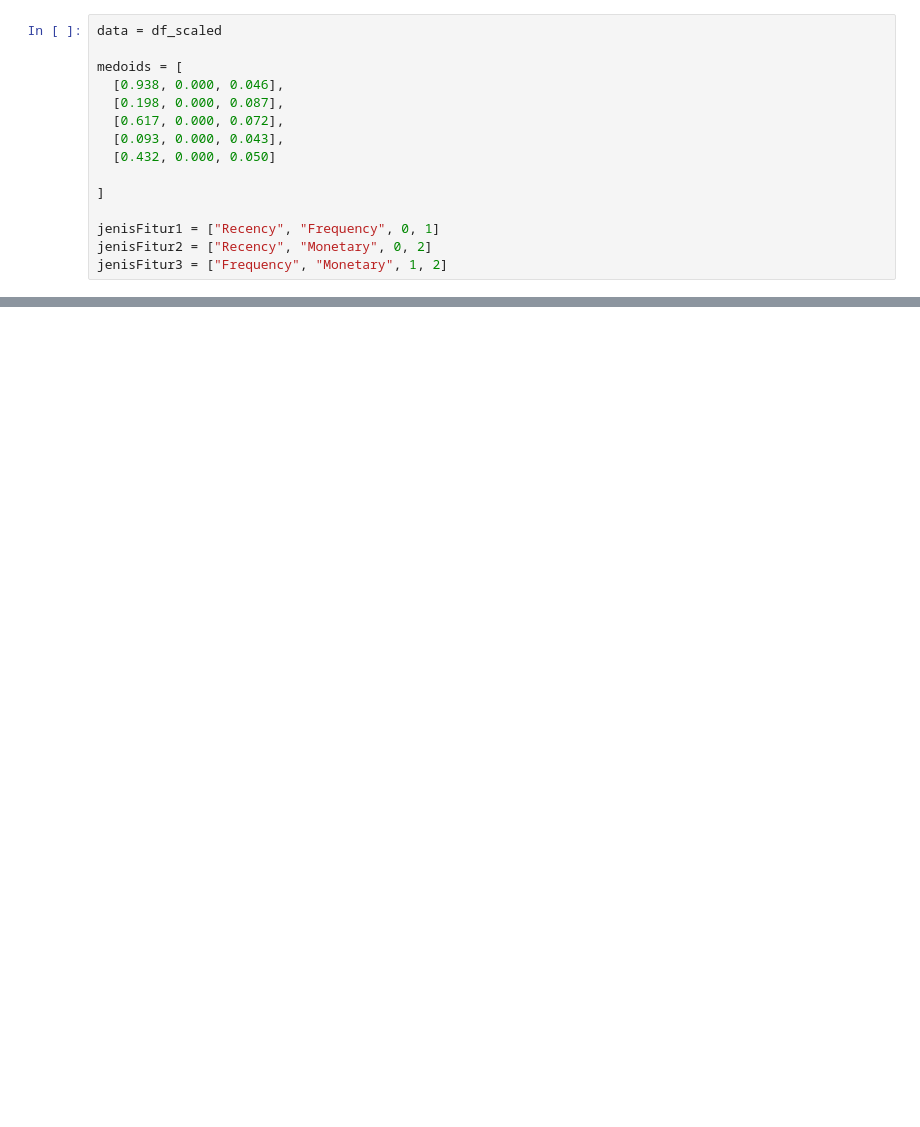
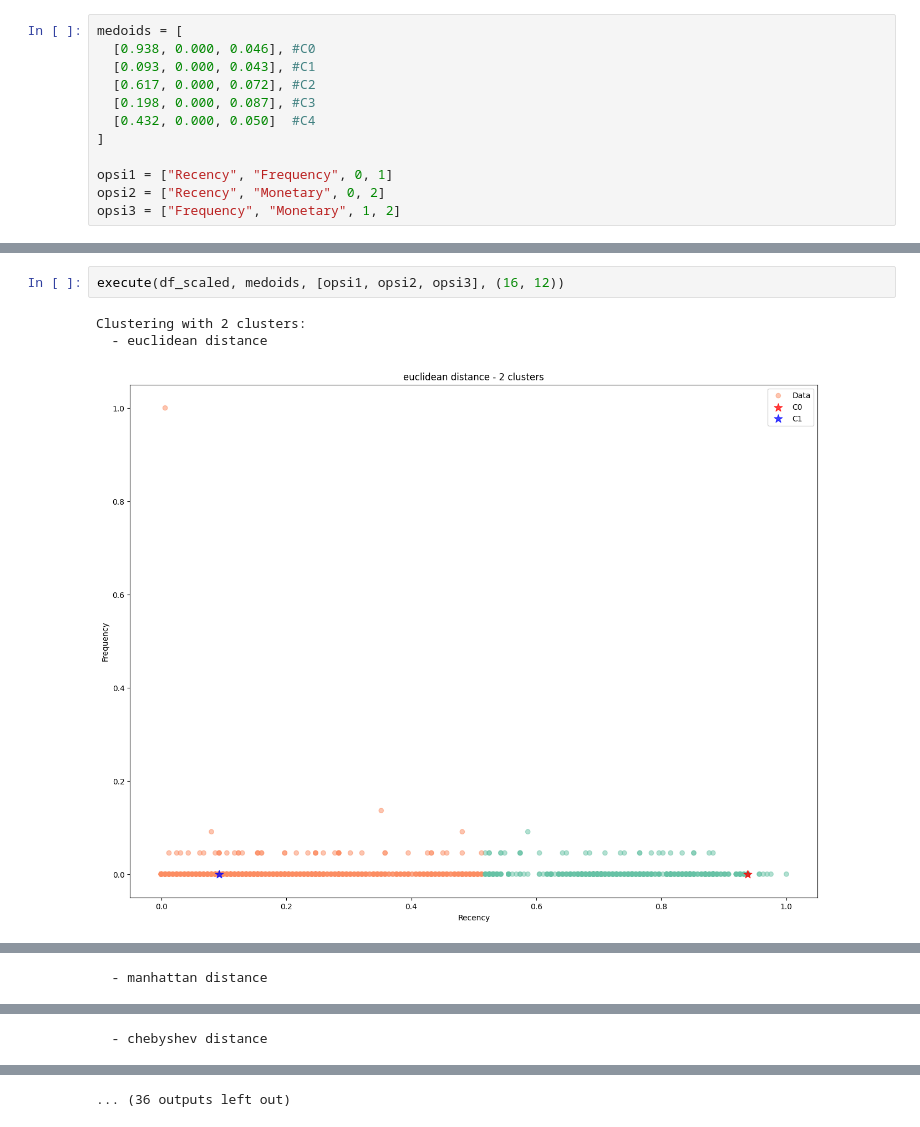
Before and after one commit to fazrigading/cluster_kmedoid, a Jupyter notebook: main.ipynb, the cells around one changed output, grey strips where cells are left out. Saved outputs shown, nothing was run; the diff lists cells and outputs as text; blank space fills up the shorter version.

```diff
--- a/main.ipynb
+++ b/main.ipynb
@@ -123,15 +146,12 @@ def plot_clusters(data, option, labels, medoids, title, size):
 # %%
-data = df_scaled
-
 medoids = [
-  [0.938, 0.000, 0.046],
-  [0.198, 0.000, 0.087],
-  [0.617, 0.000, 0.072],
-  [0.093, 0.000, 0.043],
-  [0.432, 0.000, 0.050]
-
+  [0.938, 0.000, 0.046], #C0
+  [0.093, 0.000, 0.043], #C1
+  [0.617, 0.000, 0.072], #C2
+  [0.198, 0.000, 0.087], #C3
+  [0.432, 0.000, 0.050]  #C4
 ]
 
-jenisFitur1 = ["Recency", "Frequency", 0, 1]
-jenisFitur2 = ["Recency", "Monetary", 0, 2]
-jenisFitur3 = ["Frequency", "Monetary", 1, 2]
+opsi1 = ["Recency", "Frequency", 0, 1]
+opsi2 = ["Recency", "Monetary", 0, 2]
+opsi3 = ["Frequency", "Monetary", 1, 2]
@@ -171,0 +158,6 @@ Clustering with 2 clusters:
+# %%
+execute(df_scaled, medoids, [opsi1, opsi2, opsi3], (16, 12))
+# %% [output]
+Clustering with 2 clusters:
+  - euclidean distance
+[figure, added]
@@ -171,0 +166 @@ Clustering with 2 clusters:
+  - manhattan distance
@@ -171,0 +170 @@ Clustering with 2 clusters:
+  - chebyshev distance
@@ -171,0 +174 @@ Clustering with 2 clusters:
+... (36 outputs left out)
```
Also changed, not shown: parts of 10 cells of this notebook.
